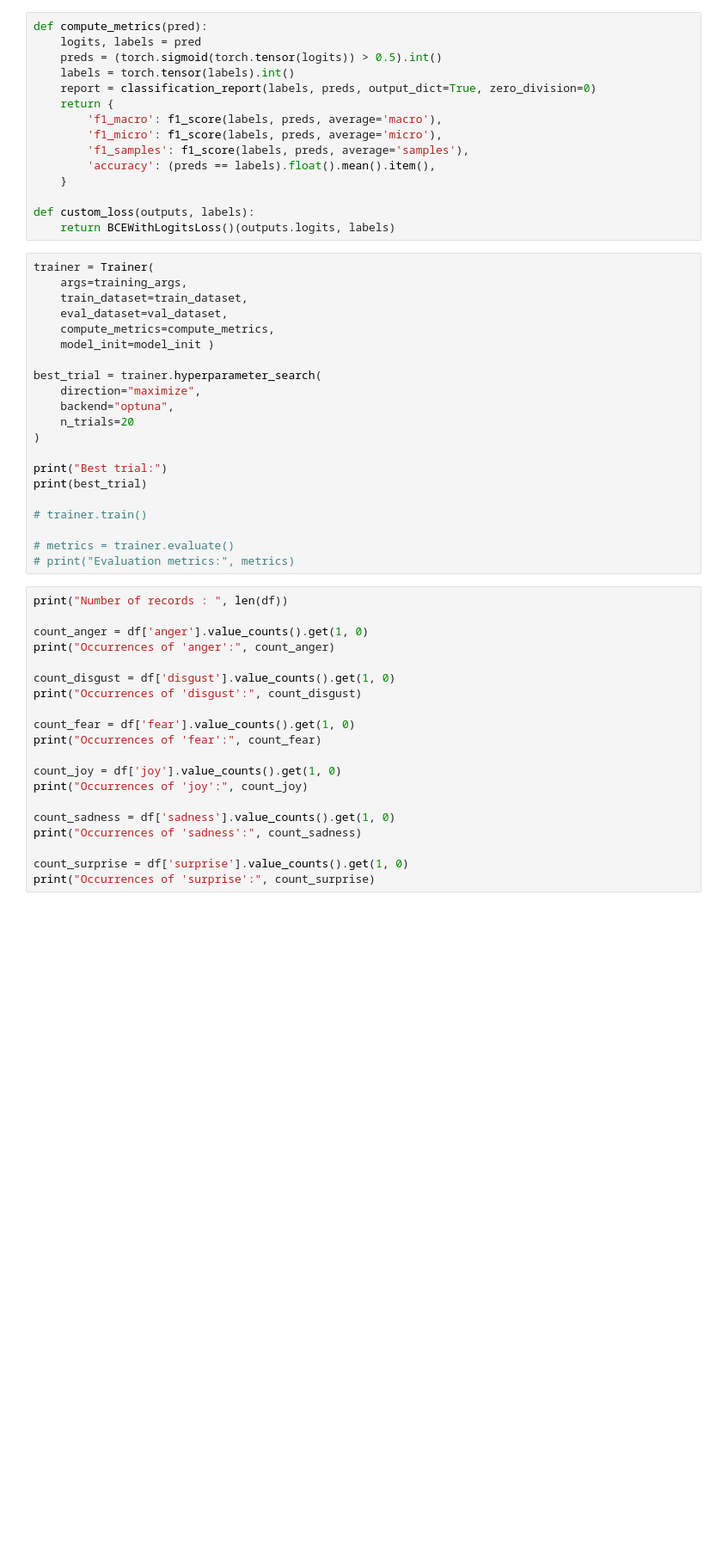
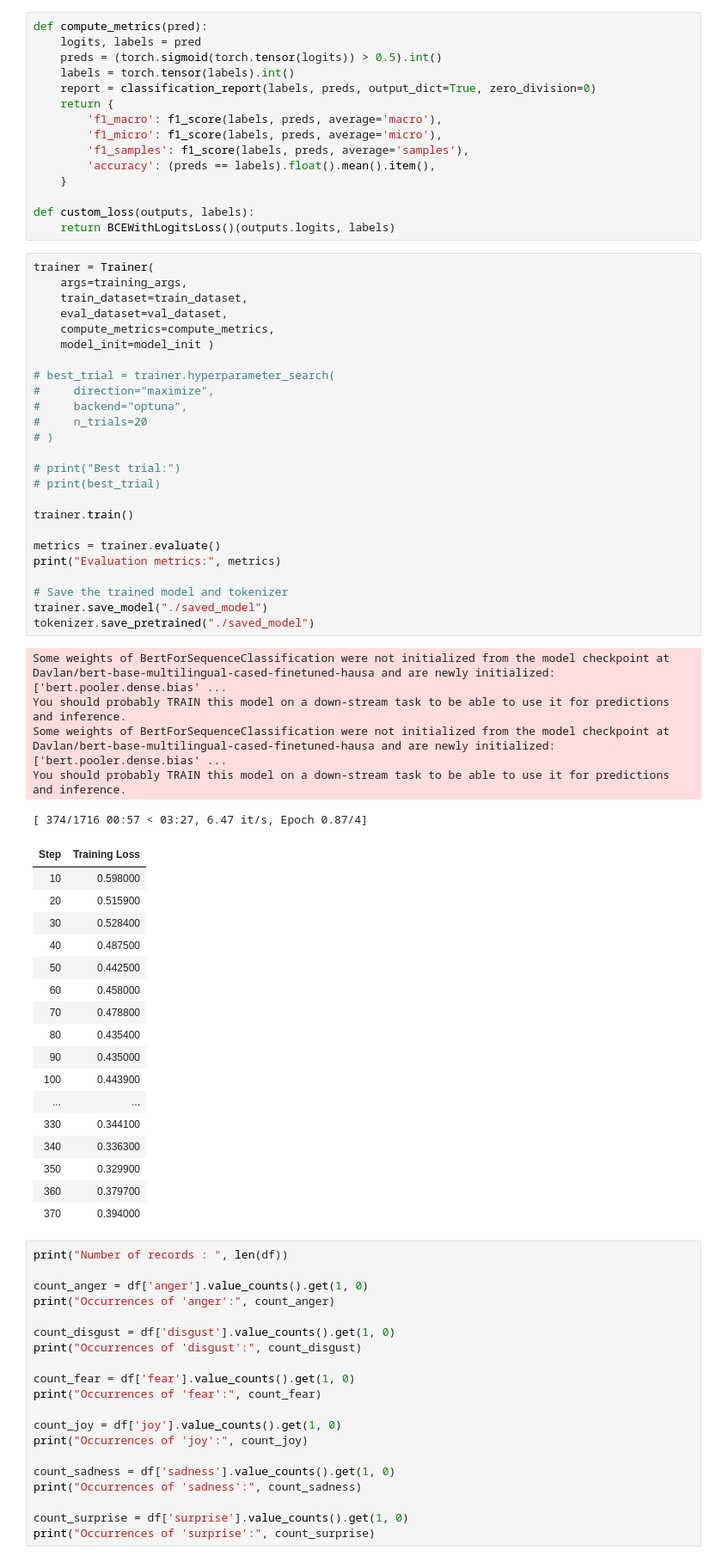
Before and after one commit to u21598012/COS-760-EA, a Jupyter notebook: run.ipynb, the cells around one changed output. Shown at 86% size. Saved outputs shown, nothing was run; the diff lists cells and outputs as text; blank space fills up the shorter version.

Commit message:
best eval f1 base

```diff
--- a/run.ipynb
+++ b/run.ipynb
@@ -147,24 +173,51 @@ def custom_loss(outputs, labels):
 # %%
 trainer = Trainer(
     args=training_args,
     train_dataset=train_dataset,
     eval_dataset=val_dataset,
     compute_metrics=compute_metrics,
     model_init=model_init )
 
-best_trial = trainer.hyperparameter_search(
-    direction="maximize",
-    backend="optuna",
-    n_trials=20
-)
+# best_trial = trainer.hyperparameter_search(
+#     direction="maximize",
+#     backend="optuna",
+#     n_trials=20
+# )
 
-print("Best trial:")
-print(best_trial)
+# print("Best trial:")
+# print(best_trial)
 
-# trainer.train()
+trainer.train()
 
-# metrics = trainer.evaluate()
-# print("Evaluation metrics:", metrics)
+metrics = trainer.evaluate()
+print("Evaluation metrics:", metrics)
+
+# Save the trained model and tokenizer
+trainer.save_model("./saved_model")
+tokenizer.save_pretrained("./saved_model")
+# %% [output]
+Some weights of BertForSequenceClassification were not initialized from the model checkpoint at Davlan/bert-base-multilingual-cased-finetuned-hausa and are newly initialized: ['bert.pooler.dense.bias' ...
+You should probably TRAIN this model on a down-stream task to be able to use it for predictions and inference.
+Some weights of BertForSequenceClassification were not initialized from the model checkpoint at Davlan/bert-base-multilingual-cased-finetuned-hausa and are newly initialized: ['bert.pooler.dense.bias' ...
+You should probably TRAIN this model on a down-stream task to be able to use it for predictions and inference.
+[ 374/1716 00:57 < 03:27, 6.47 it/s, Epoch 0.87/4]
+| Step | Training Loss |
+| 10 | 0.598000 |
+| 20 | 0.515900 |
+| 30 | 0.528400 |
+| 40 | 0.487500 |
+| 50 | 0.442500 |
+| 60 | 0.458000 |
+| 70 | 0.478800 |
+| 80 | 0.435400 |
+| 90 | 0.435000 |
+| 100 | 0.443900 |
+| ... | ... |
+| 330 | 0.344100 |
+| 340 | 0.336300 |
+| 350 | 0.329900 |
+| 360 | 0.379700 |
+| 370 | 0.394000 |
 # %%
 print("Number of records : ", len(df))
 
```
Also changed, not shown: parts of 4 cells of this notebook.
